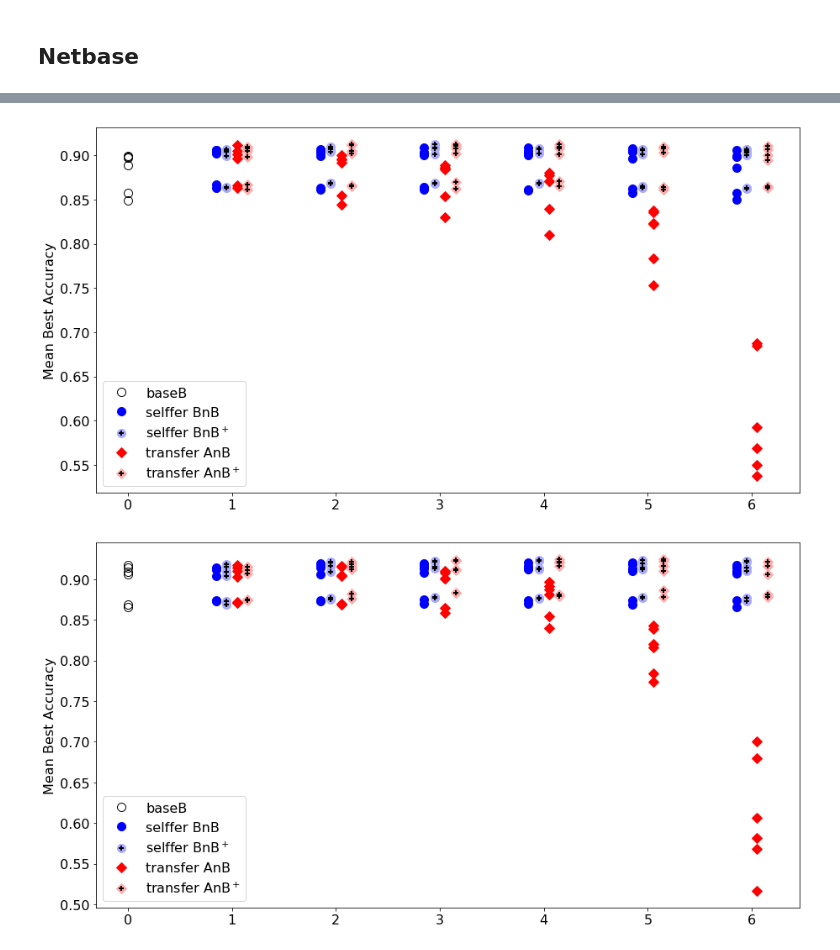
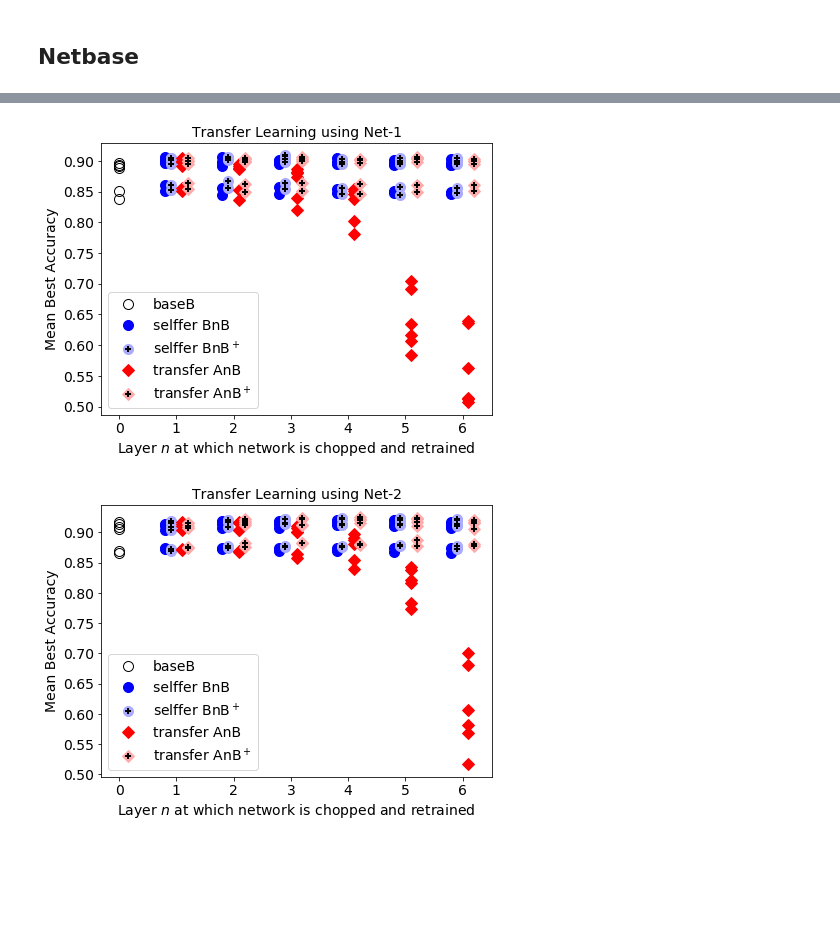
Before and after one commit to akbargumbira/PretrainedFeatureExtraction, a Jupyter notebook: src/transfer_learning/notebook/transfer_learning.ipynb, the cells around one changed output, grey strips where cells are left out. Drawn from its saved outputs; the diff is of its cells as text; code cells hidden in the pictures; blank space fills up the shorter version.

```diff
--- a/src/transfer_learning/notebook/transfer_learning.ipynb
+++ b/src/transfer_learning/notebook/transfer_learning.ipynb
@@ -259,8 +259,9 @@ def plot_result(version=3):
     #     print(selffer_acc)
 
     %matplotlib inline
-    plt.rcParams["figure.figsize"] = [15, 8]
-    plt.rcParams.update({'font.size': 16})
+    font_size = 14
+    plt.rcParams["figure.figsize"] = [7, 4]
+    plt.rcParams.update({'font.size': font_size})
     msize = 10
     msized = 8
     msizep = 6
@@ -275,40 +276,41 @@ def plot_result(version=3):
         vals = []
         for key in selffer_acc:
             vals.append(selffer_acc[key][layer-1])
-        hh['b'],=plt.plot(np.array([layer]*6)-0.15, vals, 'bo', markersize=msize)
+        hh['b'],=plt.plot(np.array([layer]*6)-0.20, vals, 'bo', markersize=msize)
 
     # Plot selffer finetuned
     for layer in range(1,7):
         vals = []
         for key in selffer_ft_acc:
             vals.append(selffer_ft_acc[key][layer-1])
-        hh['bft1'],=plt.plot(np.array([layer]*6)-0.05, vals, 'o', color='#aaaaff', markersize=msize)
-        hh['bft2'],=plt.plot(np.array([layer]*6)-0.05, vals, '+', color = 'k', mew=2, markersize=msizep)
+        hh['bft1'],=plt.plot(np.array([layer]*6)-0.1, vals, 'o', color='#aaaaff', markersize=msize)
+        hh['bft2'],=plt.plot(np.array([layer]*6)-0.1, vals, '+', color = 'k', mew=2, markersize=msizep)
 
     # Plot the transfer for each layer
     for layer in range(1,7):
         vals = []
         for key in transfer_acc:
             vals.append(transfer_acc[key][layer-1])
-        hh['r'],=plt.plot(np.array([layer]*6)+0.05, vals, 'D', color = 'r', markersize=msized)
+        hh['r'],=plt.plot(np.array([layer]*6)+0.1, vals, 'D', color = 'r', markersize=msized)
 
     # Plot the transfer finetuned
     for layer in range(1,7):
         vals = []
         for key in transfer_ft_acc:
             vals.append(transfer_ft_acc[key][layer-1])
-        hh['rft1'],=plt.plot(np.array([layer]*6)+0.15, vals, 'D', color = '#ffaaaa', markersize=msized)
-        hh['rft2'],=plt.plot(np.array([layer]*6)+0.15, vals, '+', color = 'k', mew=2, markersize=msizep)
-
+        hh['rft1'],=plt.plot(np.array([layer]*6)+0.2, vals, 'D', color = '#ffaaaa', markersize=msized)
+        hh['rft2'],=plt.plot(np.array([layer]*6)+0.2, vals, '+', color = 'k', mew=2, markersize=msizep)
+    plt.title('Transfer Learning using Net-%s' % version, fontsize=font_size)
+    plt.xlabel('Layer $n$ at which network is chopped and retrained')
     plt.ylabel('Mean Best Accuracy')
     plt.legend([hh['k'], hh['b'], (hh['bft1'],hh['bft2']), hh['r'], (hh['rft1'],hh['rft2'])],
            ['baseB', 'selffer BnB', 'selffer BnB$^+$', 'transfer AnB', 'transfer AnB$^+$'],
            loc='lower left', numpoints=1)
     plt.show()
 
 plot_result(version=1)
 plot_result(version=2)
 plot_result(version=3)
 # %% [output]
-[figure, old version]
+[figure, new version]
-[figure, old version]
+[figure, new version]
```
Also changed, not shown: parts of 5 cells of this notebook, 1 other file.
